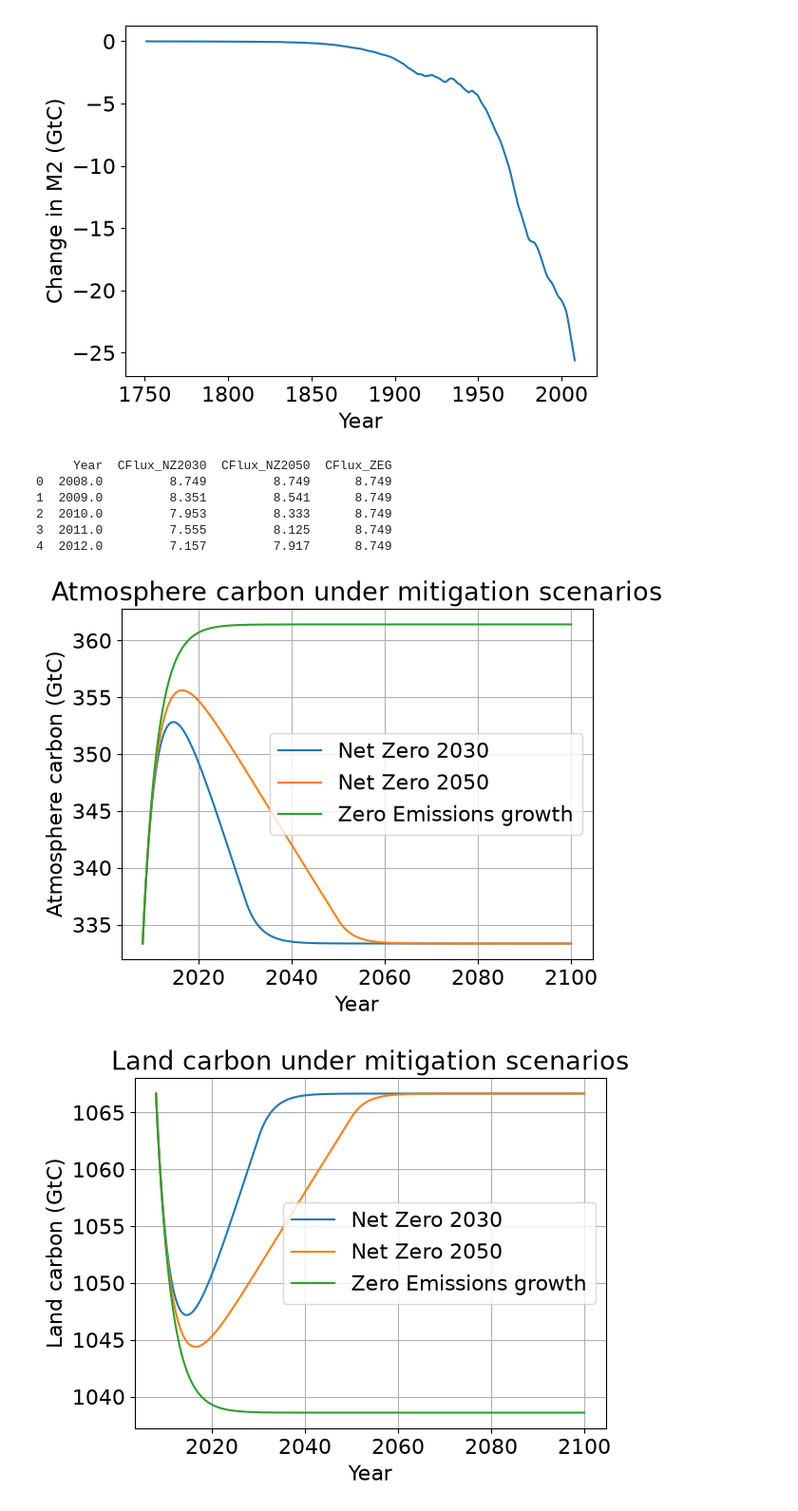
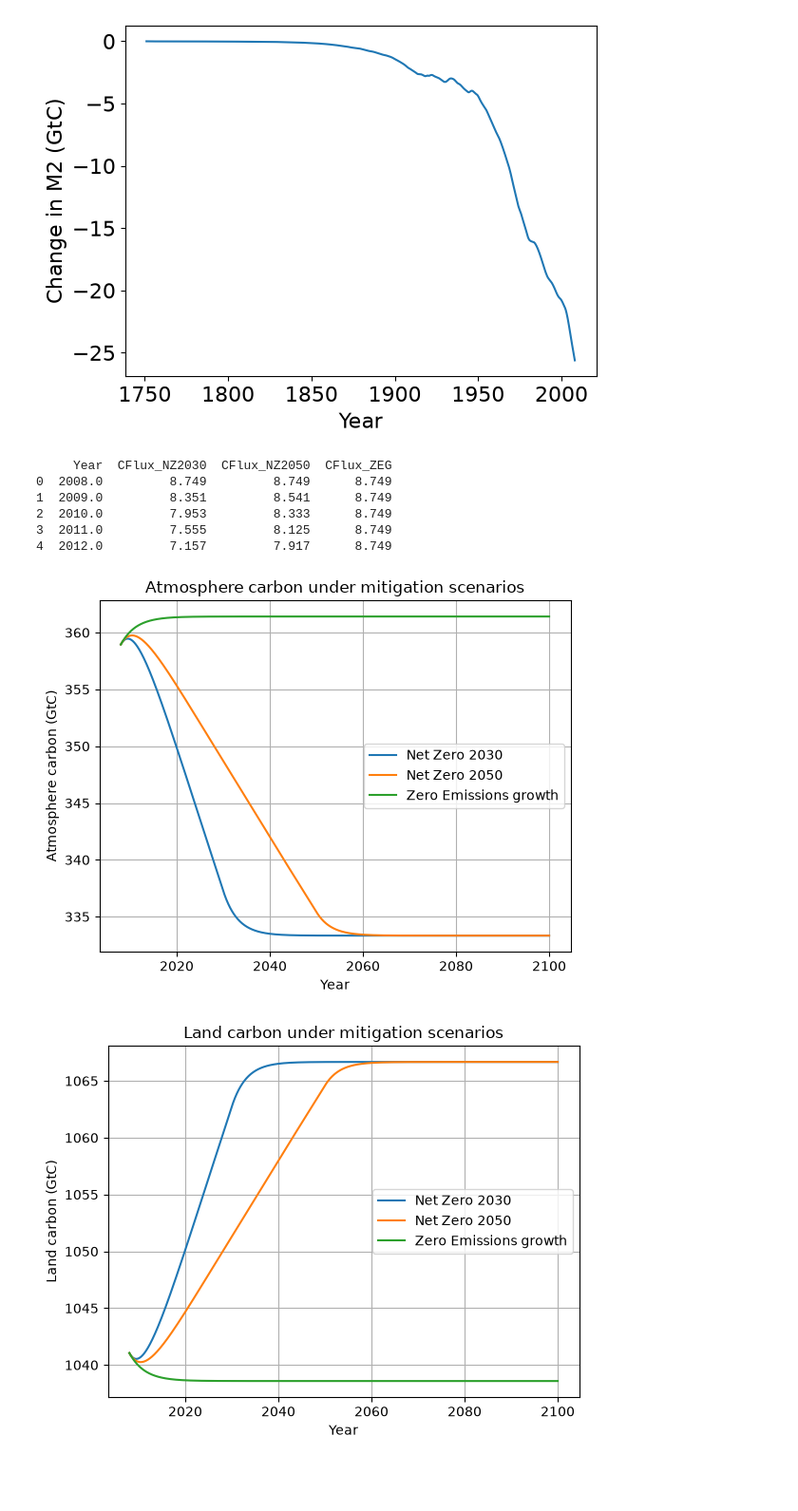
Before and after one commit to bgaffne/GEOS-518-BVG26-psets, a Jupyter notebook: mod02-CarbonModel-Assignment.ipynb, the cells around one changed output. Shown at 95% size. Drawn from its saved outputs; the diff is of its cells as text; code cells hidden in the pictures; blank space fills up the shorter version.

```diff
--- a/mod02-CarbonModel-Assignment.ipynb
+++ b/mod02-CarbonModel-Assignment.ipynb
@@ -236,8 +235,8 @@ print(df.head())
 
 
 #Part C 2
-M1_s = 333.3333333333658
-M2_s = 1066.6666666665792
+M1_s = 358.94848439327467
+M2_s = 1041.0535678073231
 
 k12 = 0.0003
 k21 = 0.1
@@ -315,32 +314,32 @@ dM1_z = M1_rep - M1_rep[0]
 dM2_z = M2_rep - M2_rep[0]
 
 #change in atmosphere
 plt.plot(t, dM1_n_2030, label='Net Zero 2030')
 plt.plot(t, dM1_n_2050, label='Net Zero 2050')
 plt.plot(t, dM1_z, label='Zero Emissions Growth')
 plt.xlabel('Year')
 plt.ylabel('Change in atmosphere carbon (GtC)')
 plt.title('Change in atmosphere carbon')
 plt.legend()
 plt.grid(True)
 plt.show()
 
 #Change in land
 plt.plot(t, dM2_n_2030, label='Net Zero 2030')
 plt.plot(t, dM2_n_2050, label='Net Zero 2050')
 plt.plot(t, dM2_z, label='Zero Emissions Growth')
 plt.xlabel('Year')
 plt.ylabel('Change in land carbon (GtC)')
 plt.title('Change in land carbon')
 plt.legend()
 plt.grid(True)
 plt.show()
 # %% [output]
      Year  CFlux_NZ2030  CFlux_NZ2050  CFlux_ZEG
 0  2008.0         8.749         8.749      8.749
 1  2009.0         8.351         8.541      8.749
 2  2010.0         7.953         8.333      8.749
 3  2011.0         7.555         8.125      8.749
 4  2012.0         7.157         7.917      8.749
-[figure, old version]
+[figure, new version]
-[figure, old version]
+[figure, new version]
```
Also changed, not shown: parts of 2 cells of this notebook.
